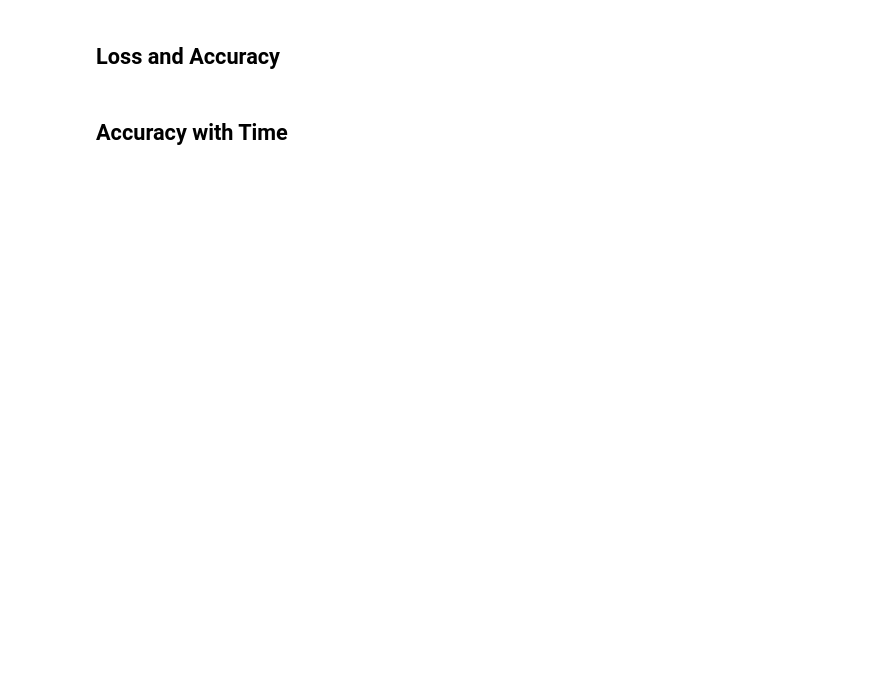
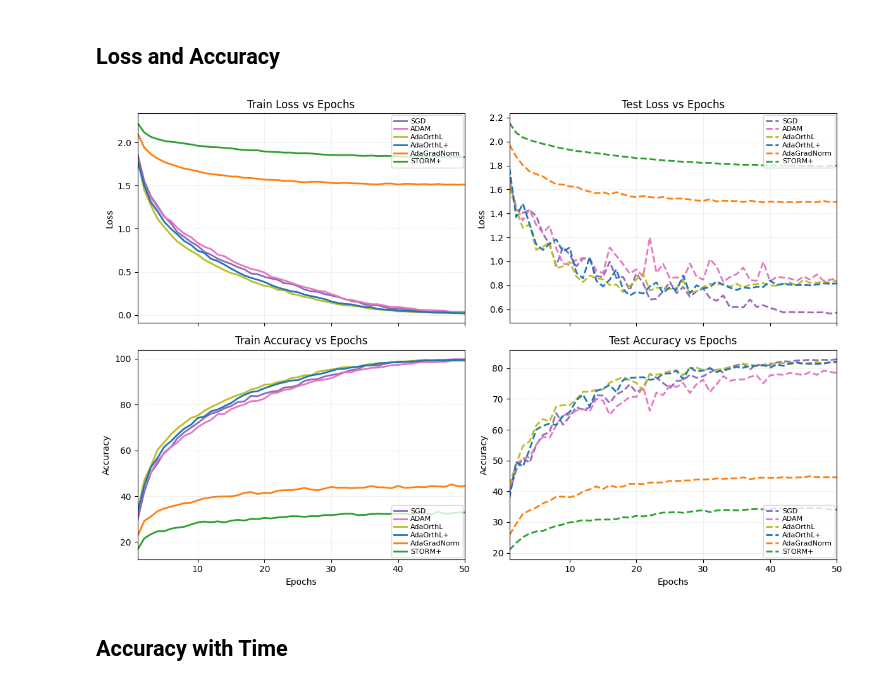
Before and after one commit to RayCyder/Intro, a Jupyter notebook: ResNet_Implementation_on_CIFAR10_2.ipynb, the cells around one changed output. Drawn from its saved outputs; the diff is of its cells as text; code cells hidden in the pictures; blank space fills up the shorter version.

```diff
--- a/ResNet_Implementation_on_CIFAR10_2.ipynb
+++ b/ResNet_Implementation_on_CIFAR10_2.ipynb
@@ -1944,7 +2005,9 @@ def plot_acc_vs_time(run_results, colors, save_path="acc_time.png"):
 # %% [markdown]
 ## Loss  and Accuracy
 # %%
-plot_metrics_2x2(run_results, epochs=train_object.epochs, colors=colors, save_path=f"loss_acc_{seed_seed}.png")
+plot_metrics_2x2(run_results, epochs=train_object.epochs, colors=OptimizerConfig.colors, save_path=f"loss_acc_{global_config.random_seed}.png")
+# %% [output]
+[figure, added]
 # %% [markdown]
 ## Accuracy with Time
 # %%
```
Also changed, not shown: parts of 11 cells of this notebook.
